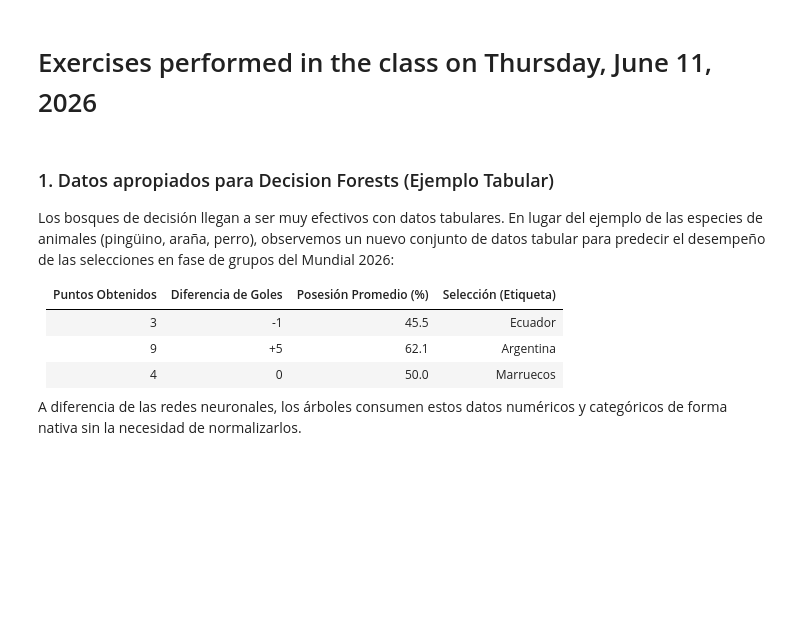
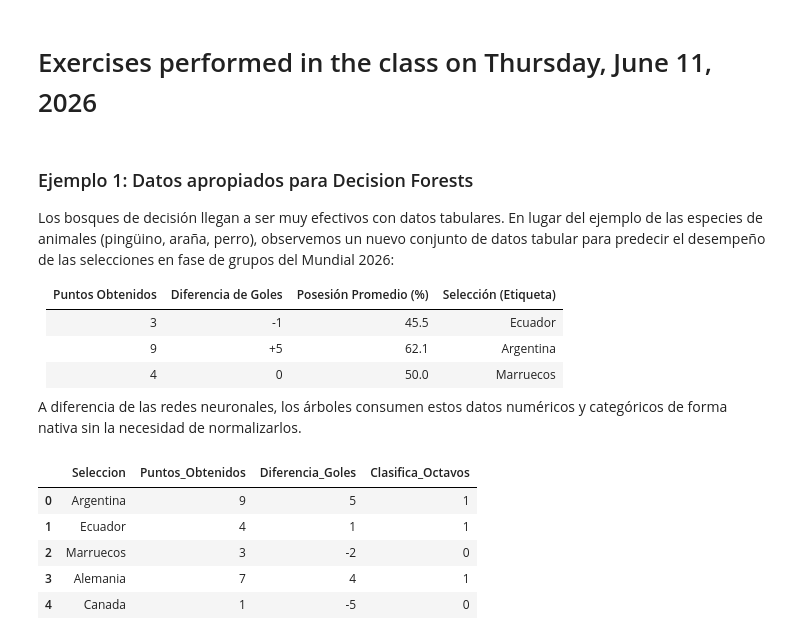
Before and after one commit to Jquishpeq923/Machine-Learning-6-SIN-A-Mar-Jul-2026, a Jupyter notebook: trees.ipynb, the cells around one changed output. Saved outputs shown, nothing was run; the diff lists cells and outputs as text; code cells hidden in the pictures; blank space fills up the shorter version.

```diff
--- a/trees.ipynb
+++ b/trees.ipynb
@@ -190,7 +190,7 @@ When I run this code, it generates a visual map that opens the "black box" of my
 # %% [markdown]
 # Exercises performed in the class on Thursday, June 11, 2026
 # %% [markdown]
-### 1. Datos apropiados para Decision Forests (Ejemplo Tabular)
+### Ejemplo 1: Datos apropiados para Decision Forests
 Los bosques de decisión llegan a ser muy efectivos con datos tabulares. En lugar del ejemplo de las especies de animales (pingüino, araña, perro), observemos un nuevo conjunto de datos tabular para predecir el desempeño de las selecciones en fase de grupos del Mundial 2026:
 
 | Puntos Obtenidos | Diferencia de Goles | Posesión Promedio (%) | Selección (Etiqueta) |
@@ -200,4 +200,22 @@ Los bosques de decisión llegan a ser muy efectivos con datos tabulares. En luga
 | 4 | 0 | 50.0 | Marruecos |
 
 A diferencia de las redes neuronales, los árboles consumen estos datos numéricos y categóricos de forma nativa sin la necesidad de normalizarlos.
+# %%
+# Definición del conjunto de datos tabular para el Mundial 2026
+datos_fase_grupos = {
+    'Seleccion': ['Argentina', 'Ecuador', 'Marruecos', 'Alemania', 'Canada'],
+    'Puntos_Obtenidos': [9, 4, 3, 7, 1],
+    'Diferencia_Goles': [5, 1, -2, 4, -5],
+    'Clasifica_Octavos': [1, 1, 0, 1, 0] # 1: Sí, 0: No
+}
+
+df_mundial = pd.DataFrame(datos_fase_grupos)
+display(df_mundial)
+# %% [output]
+|  | Seleccion | Puntos_Obtenidos | Diferencia_Goles | Clasifica_Octavos |
+| 0 | Argentina | 9 | 5 | 1 |
+| 1 | Ecuador | 4 | 1 | 1 |
+| 2 | Marruecos | 3 | -2 | 0 |
+| 3 | Alemania | 7 | 4 | 1 |
+| 4 | Canada | 1 | -5 | 0 |
 # %% [markdown]
```
Also changed, not shown: parts of 3 cells of this notebook.
